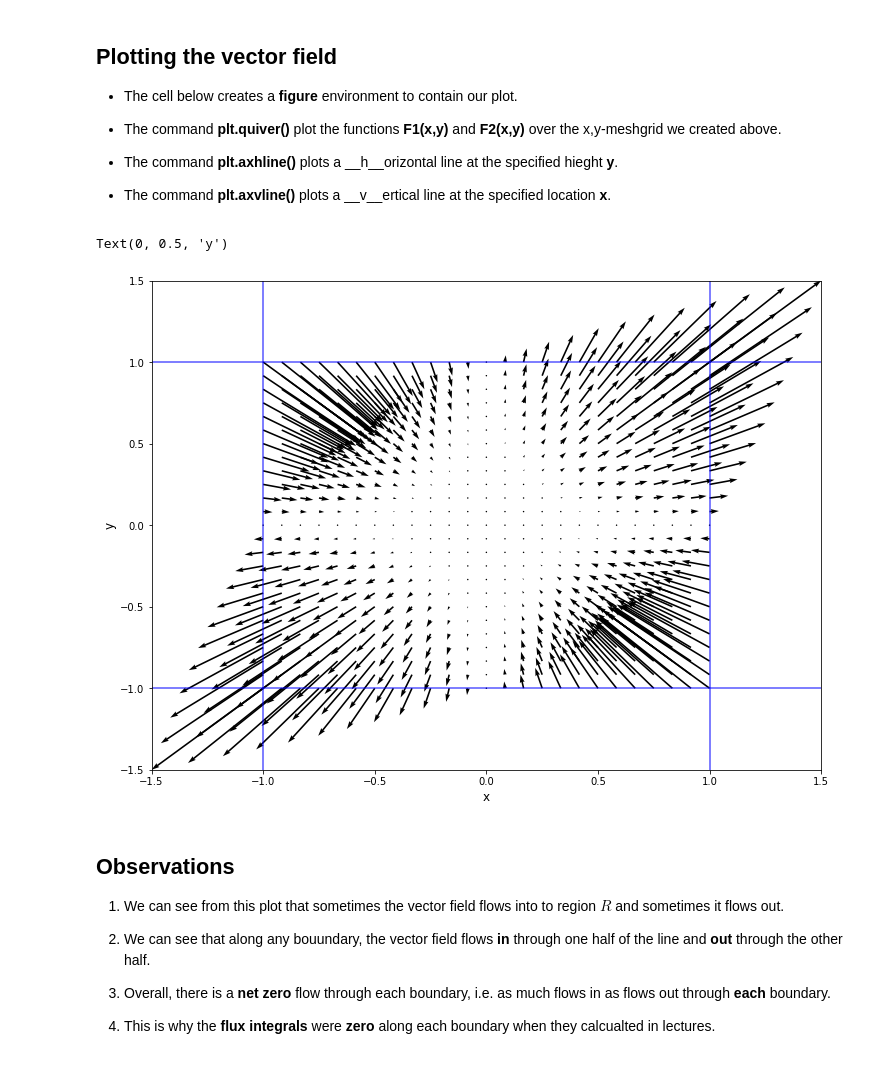
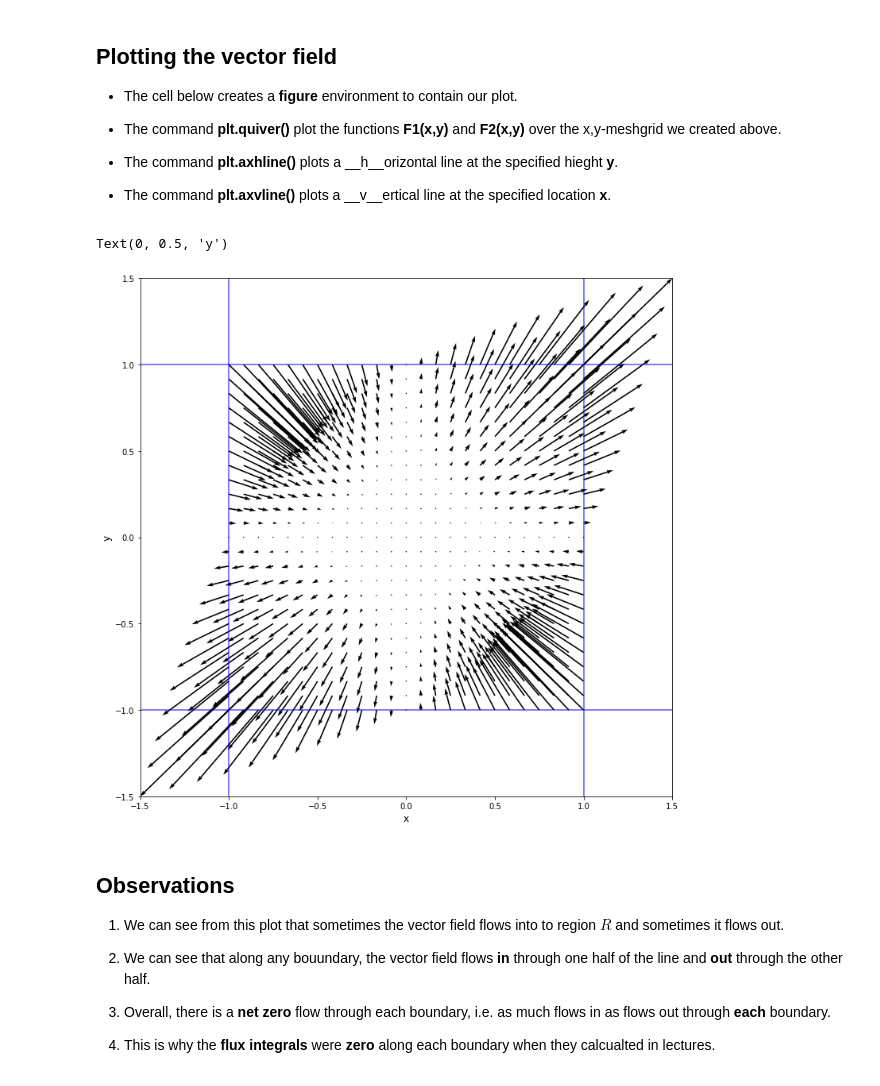
Before and after one commit to tlyonsSETU/Maths-Advanced-Calculus, a Jupyter notebook: Python Lab 3.ipynb, the cells around one changed output. Drawn from its saved outputs; the diff is of its cells as text; code cells hidden in the pictures.

```diff
--- a/Python Lab 3.ipynb
+++ b/Python Lab 3.ipynb
@@ -22,3 +24,7 @@ from numpy import abs, sin, cos, log, exp, tan, cosh, sinh, tanh ## Useful numer
+# %%
+X=np.linspace(-1,1,251)
+Y=np.linspace(-1,1,251)
+x,y=np.meshgrid(X,Y)
 # %% [markdown]
 # Example 1
 * During Lecture (Thursday, 9 March 2023) we saw that the flux integral for the vector field
@@ -73,28 +79,26 @@ x,y=np.meshgrid(X,Y)
 
 * The command __plt.axvline()__ plots a __v__ertical line at the specified location __x__.
 # %%
-
-
-plt.figure(figsize=(12,9))
+plt.figure(figsize=(12,12))
 
 plt.quiver(x , y , F1(x,y) , F2(x,y),scale=2,scale_units='xy',angles='xy')  # The quiver plot for the gradient field
 
 plt.axhline(y=-1,c='b',lw=2,alpha=0.5) # Plot the lower bdy. of R
 plt.axhline(y=1,c='b',lw=2,alpha=0.5) # Plot the upper bdy. of R
 
 plt.axvline(x=-1,c='b',lw=2,alpha=0.5) # Plot the left bdy. of R
 plt.axvline(x=1,c='b',lw=2,alpha=0.5) # Plot the right bdy. of R
 
 
 plt.xlim(-1.5,1.5)
 plt.ylim(-1.5,1.5)
 
 plt.xlabel('x',size=12) # The x label
 
 plt.ylabel('y',size=12) # The y label
 # %% [output]
 Text(0, 0.5, 'y')
-[figure, old version]
+[figure, new version]
 # %% [markdown]
 ## Observations
 
```
Also changed, not shown: parts of 3 cells of this notebook.
